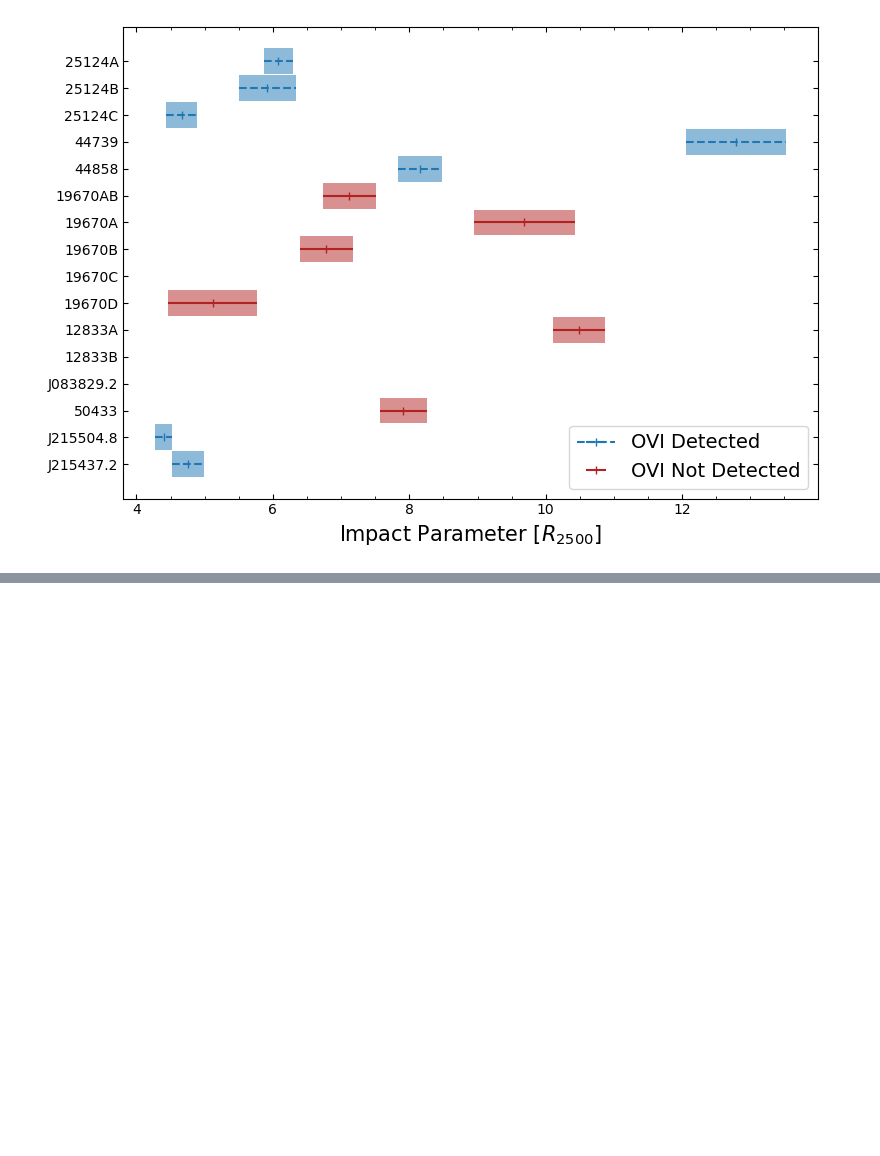
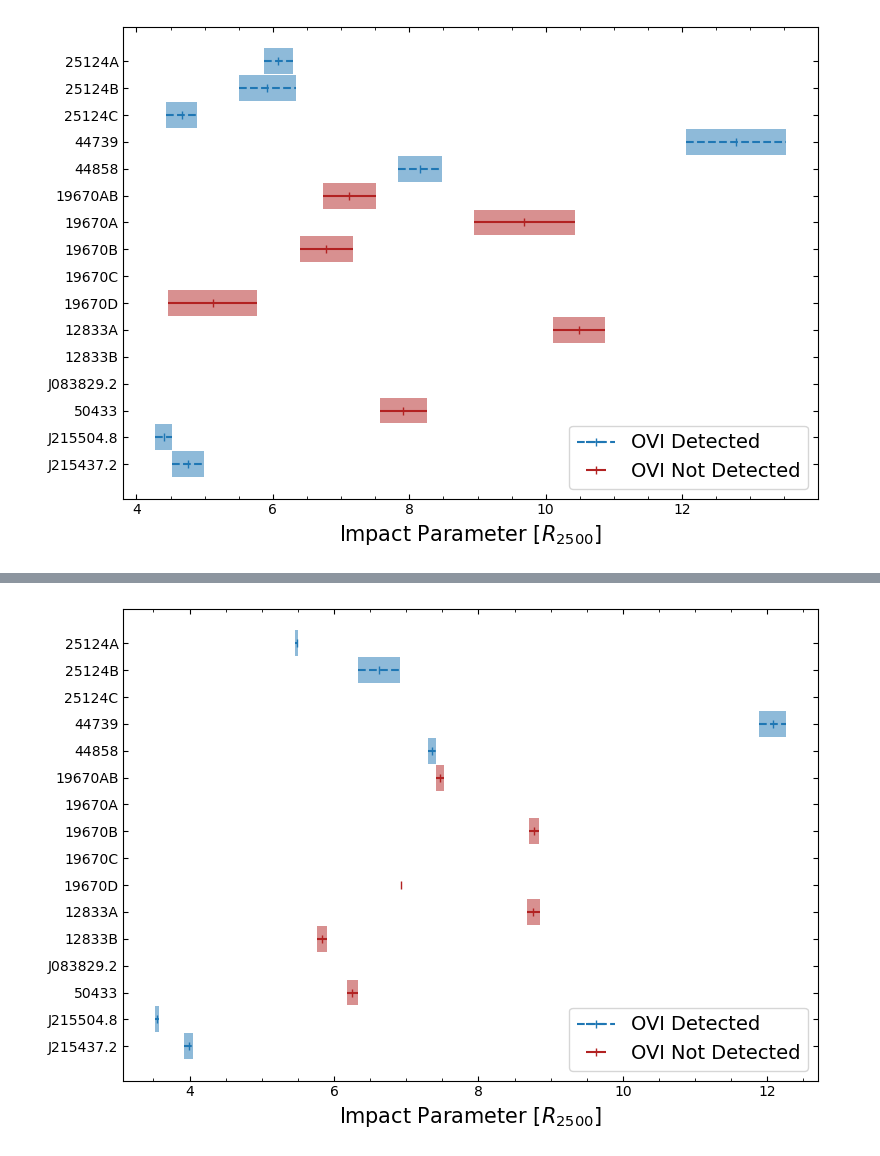
Before and after one commit to DavidT3/OVI_groups, a Jupyter notebook: notebooks/results_analyses/detection_impact_parameter.ipynb, the cells around one changed output, grey strips where cells are left out. Drawn from its saved outputs; the diff is of its cells as text; code cells hidden in the pictures; blank space fills up the shorter version.

```diff
--- a/notebooks/results_analyses/detection_impact_parameter.ipynb
+++ b/notebooks/results_analyses/detection_impact_parameter.ipynb
@@ -562,0 +838,56 @@ plt.show()
+# %%
+plt.figure(figsize=(8, 5.5))
+ax = plt.gca()
+
+plt.minorticks_on()
+plt.tick_params(which='both', direction='in', top=True, right=True)
+plt.tick_params(axis='y', which='minor', width=0)
+
+plt.xlabel(r'Impact Parameter [$R_{2500}$]', fontsize=15)
+
+det_lab = False
+not_det_lab = False
+for row_ind, row in comb_ft.iterrows():
+    rel_name = row['name'].split('-')[0].split('+')[0]
+    d_rad = xr2500_ft_scale_imp_fac[row_ind].value
+    d_rad_err = xr2500_ft_scale_imp_fac_err[row_ind].value
+#     plt.axhline(row_ind-0.48, linestyle='dotted', color='tab:grey')
+
+    if np.isnan(d_rad):
+        continue
+
+    if row['OVI_det']:
+        if not det_lab:
+            lab = 'OVI Detected'
+            det_lab = True
+        else:
+            lab = ''
+
+        errs = plt.errorbar(d_rad, row_ind, xerr=d_rad_err, fmt='|', color='tab:blue', linestyle='dashed',
+                            label=lab, capsize=0)
+        errs[-1][0].set_linestyle('--')
+        ax.fill_between([d_rad-d_rad_err, d_rad+d_rad_err], row_ind-0.48, row_ind+0.48,
+                            facecolor='tab:blue', alpha=0.5, interpolate=True)
+    else:
+        if not not_det_lab:
+            lab = 'OVI Not Detected'
+            not_det_lab = True
+
+        else:
+            lab = ''
+        plt.errorbar(d_rad, row_ind, xerr=d_rad_err, fmt='|', color='firebrick',
+                    label=lab, capsize=0)
+        ax.fill_between([d_rad-d_rad_err, d_rad+d_rad_err], row_ind-0.48, row_ind+0.48,
+                            facecolor='firebrick', alpha=0.5, interpolate=True)
+#     plt.axhspan(row_ind-0.48, row_ind+0.48, facecolor='none', edgecolor='black', linestyle='dotted')
+
+chos_names = [n.split('-')[0].split('+')[0] if 'J' in n else n for n in comb_ft['name'].values]
+plt.yticks(ticks=range(len(comb_ft)), labels=chos_names)
+ax.invert_yaxis()
+plt.legend(loc=4, fontsize=14)
+
+plt.tight_layout()
+plt.savefig("../../outputs/figures/xray_r2500_froztemp_impact_par_werr.pdf")
+plt.show()
+# %% [output]
+[figure, added]
```
Also changed, not shown: parts of 19 cells of this notebook.
